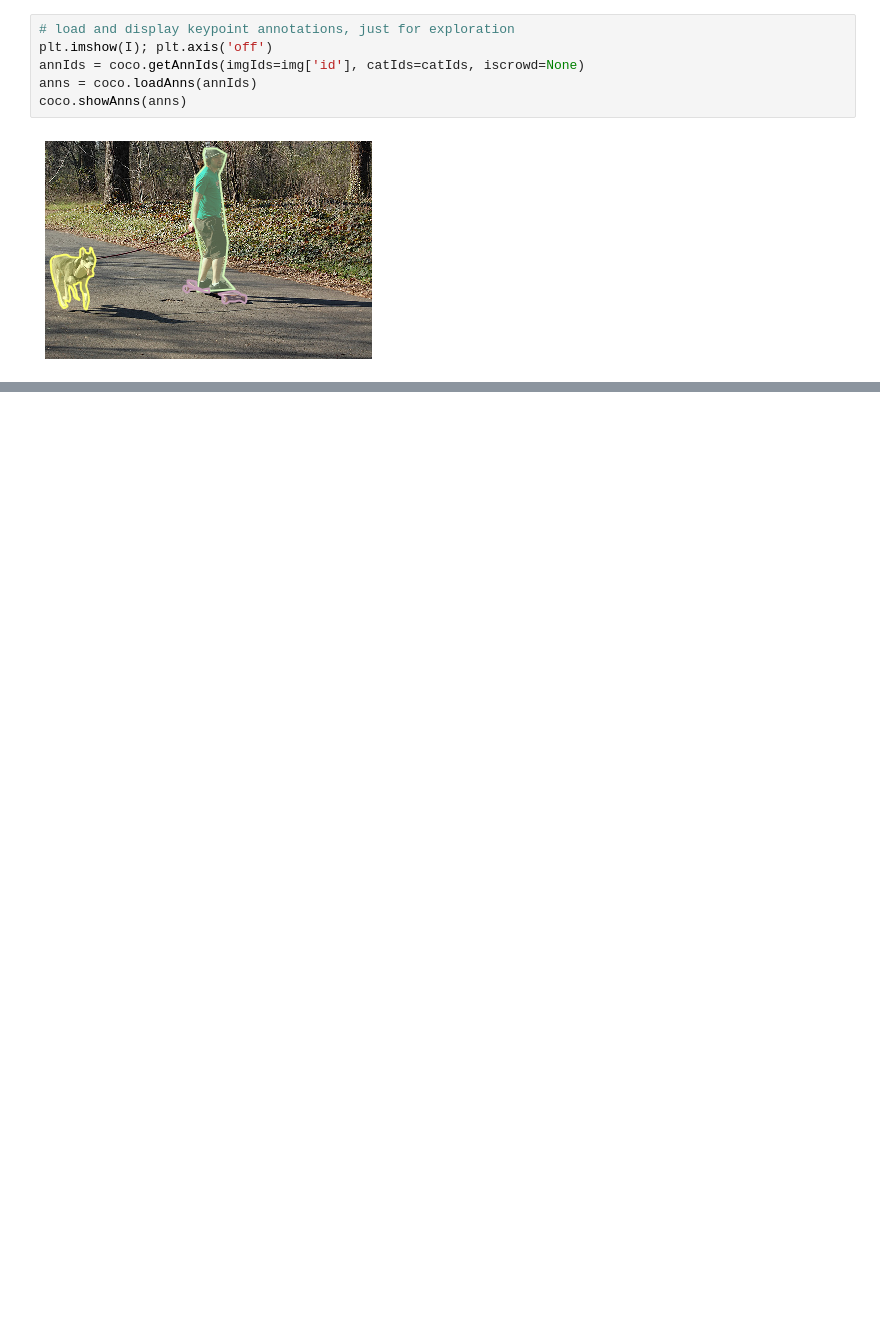
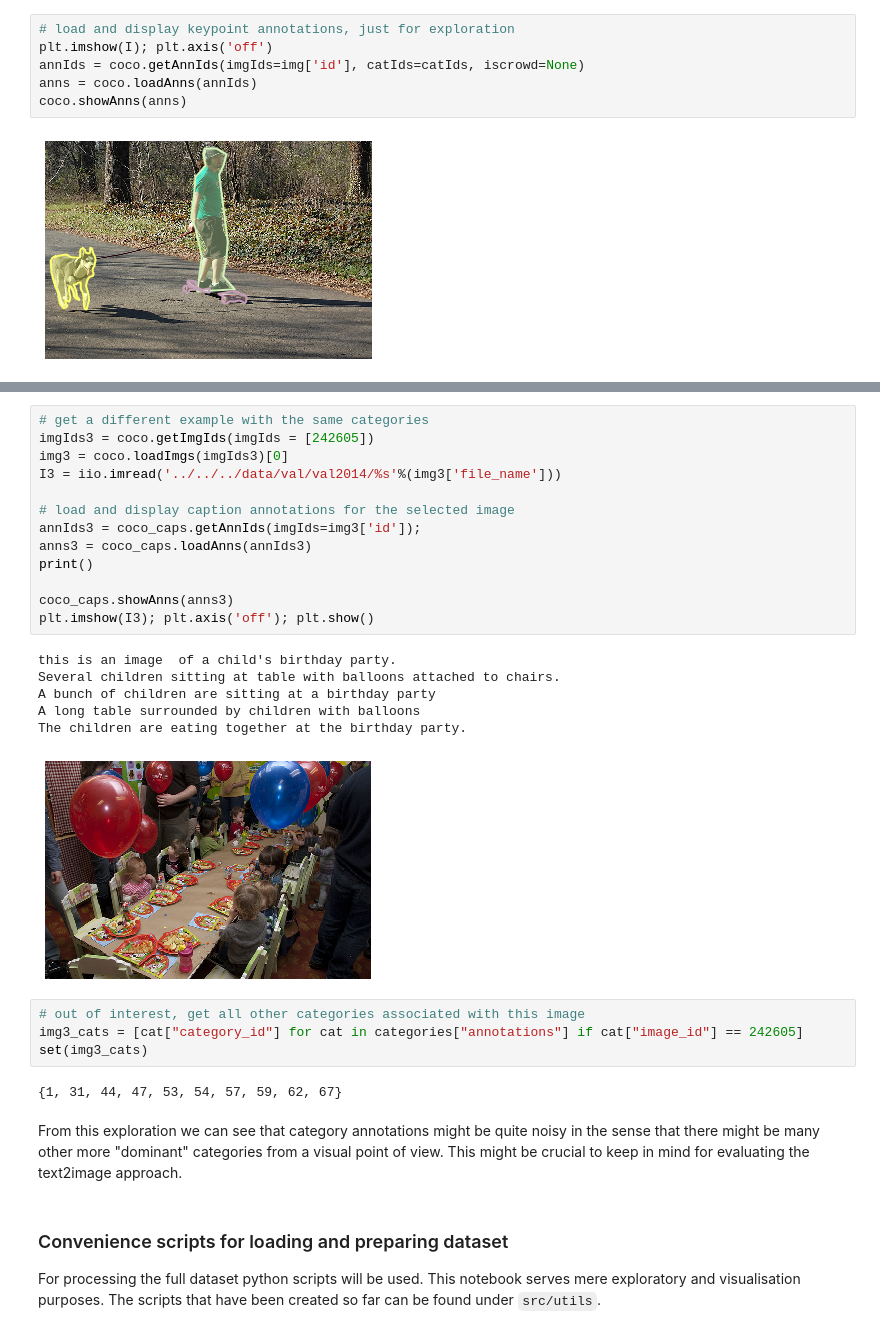
Before and after one commit to polina-tsvilodub/mSc-thesis, a Jupyter notebook: code/src/notebooks/dataset_exploration.ipynb, the cells around one changed output, grey strips where cells are left out. Saved outputs shown, nothing was run; the diff lists cells and outputs as text; blank space fills up the shorter version.

```diff
--- a/code/src/notebooks/dataset_exploration.ipynb
+++ b/code/src/notebooks/dataset_exploration.ipynb
@@ -340,0 +308,32 @@ for filename in filenames:
+# %%
+# get a different example with the same categories
+imgIds3 = coco.getImgIds(imgIds = [242605])
+img3 = coco.loadImgs(imgIds3)[0]
+I3 = iio.imread('../../../data/val/val2014/%s'%(img3['file_name']))
+
+# load and display caption annotations for the selected image
+annIds3 = coco_caps.getAnnIds(imgIds=img3['id']);
+anns3 = coco_caps.loadAnns(annIds3)
+print()
+
+coco_caps.showAnns(anns3)
+plt.imshow(I3); plt.axis('off'); plt.show()
+# %% [output]
+this is an image  of a child's birthday party.
+Several children sitting at table with balloons attached to chairs.
+A bunch of children are sitting at a birthday party
+A long table surrounded by children with balloons
+The children are eating together at the birthday party.
+[figure, added]
+# %%
+# out of interest, get all other categories associated with this image
+img3_cats = [cat["category_id"] for cat in categories["annotations"] if cat["image_id"] == 242605]
+set(img3_cats)
+# %% [output]
+{1, 31, 44, 47, 53, 54, 57, 59, 62, 67}
+# %% [markdown]
+From this exploration we can see that category annotations might be quite noisy in the sense that there might be many other more "dominant" categories from a visual point of view. This might be crucial to keep in mind for evaluating the text2image approach.
+# %% [markdown]
+### Convenience scripts for loading and preparing dataset
+
+For processing the full dataset python scripts will be used. This notebook serves mere exploratory and visualisation purposes. The scripts that have been created so far can be found under `src/utils`.
```
Also changed, not shown: parts of 19 cells of this notebook, 4 other files.
